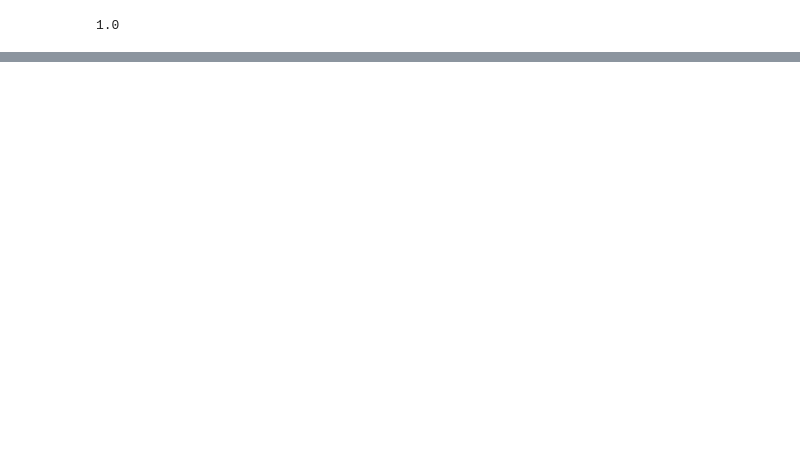
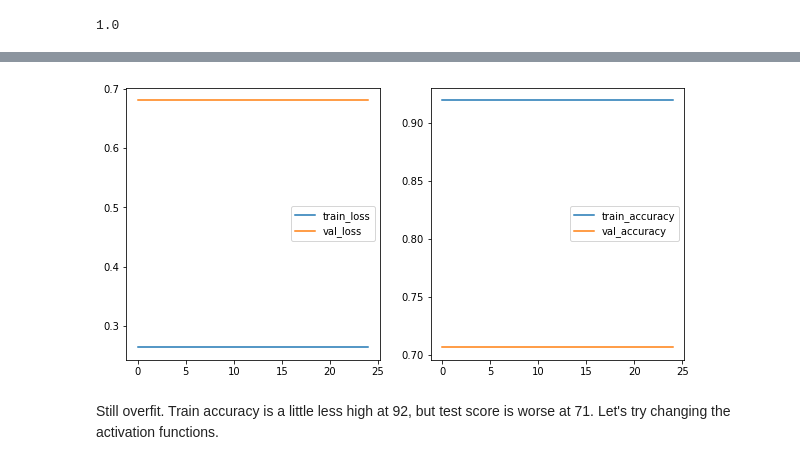
Before and after one commit to kmcneil901/Chest-X-Rays-Pneumonia-CNN, a Jupyter notebook: Working Copy.ipynb, the cells around one changed output, grey strips where cells are left out. Drawn from its saved outputs; the diff is of its cells as text; code cells hidden in the pictures; blank space fills up the shorter version.

```diff
--- a/Working Copy.ipynb
+++ b/Working Copy.ipynb
@@ -337,0 +600,6 @@ sns.lineplot(x=results.epoch, y=test_acc, ax=ax2, label='val_accuracy');
+# %%
+fourth_model.compile(optimizer='adam',
+              loss='binary_crossentropy',
+              metrics=['accuracy'])
+# %%
+fourth_results = fourth_model.fit(train_images, train_labels_final, epochs=25, batch_size=75)
@@ -337,0 +624,2 @@ sns.lineplot(x=results.epoch, y=test_acc, ax=ax2, label='val_accuracy');
+# %%
+train_loss, train_acc = fourth_model.evaluate(train_images, train_labels_final)
@@ -337,0 +628,2 @@ sns.lineplot(x=results.epoch, y=test_acc, ax=ax2, label='val_accuracy');
+# %%
+test_loss, test_acc = fourth_model.evaluate(test_images, test_labels_final)
@@ -337,0 +632,11 @@ sns.lineplot(x=results.epoch, y=test_acc, ax=ax2, label='val_accuracy');
+# %%
+fig, (ax1, ax2) = plt.subplots(1, 2, figsize=(10, 5))
+sns.lineplot(x=fourth_results.epoch, y=train_loss, ax=ax1, label='train_loss')
+sns.lineplot(x=fourth_results.epoch, y=train_acc, ax=ax2, label='train_accuracy')
+
+sns.lineplot(x=fourth_results.epoch, y=test_loss, ax=ax1, label='val_loss')
+sns.lineplot(x=fourth_results.epoch, y=test_acc, ax=ax2, label='val_accuracy');
+# %% [output]
+[figure, added]
+# %% [markdown]
+Still overfit. Train accuracy is a little less high at 92, but test score is worse at 71. Let's try changing the activation functions.
```
Also changed, not shown: parts of 97 cells of this notebook.
